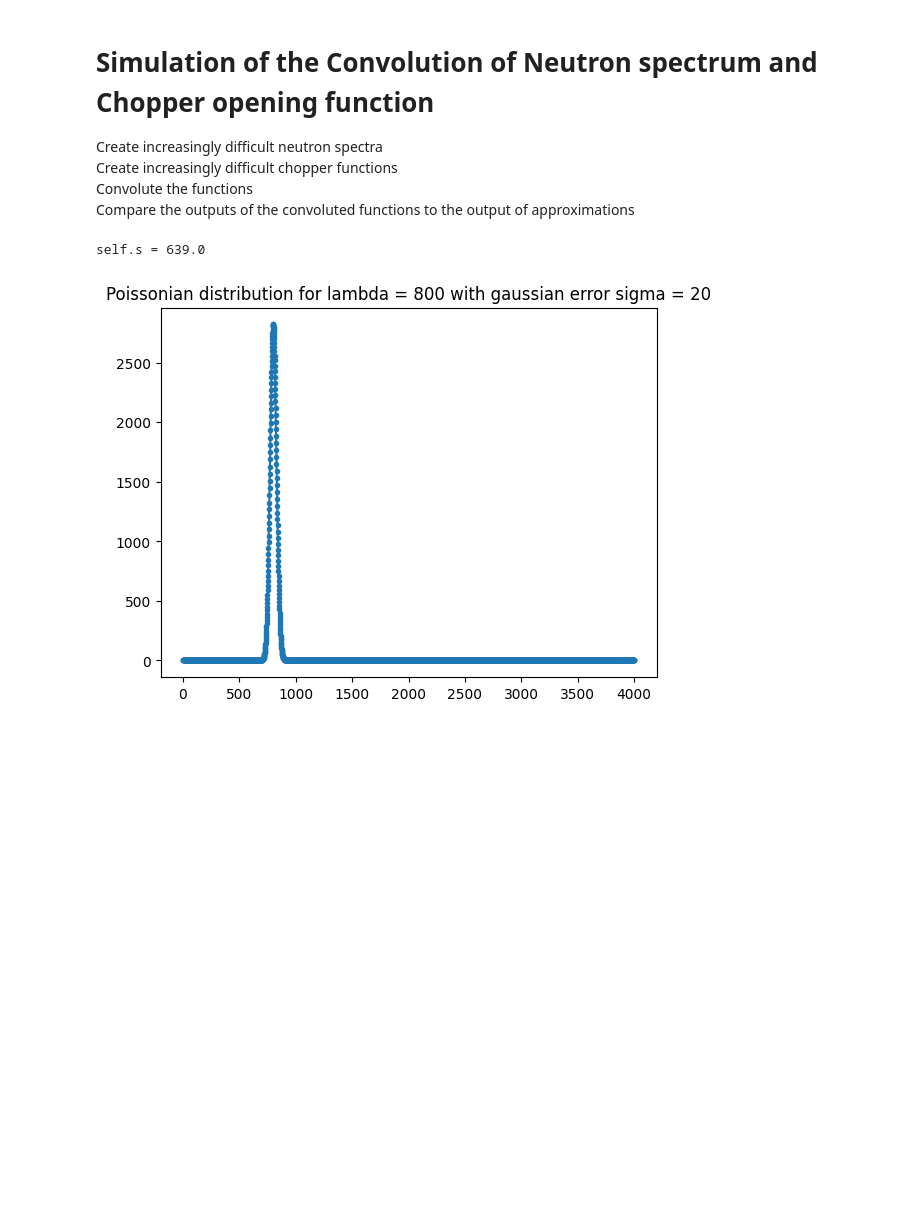
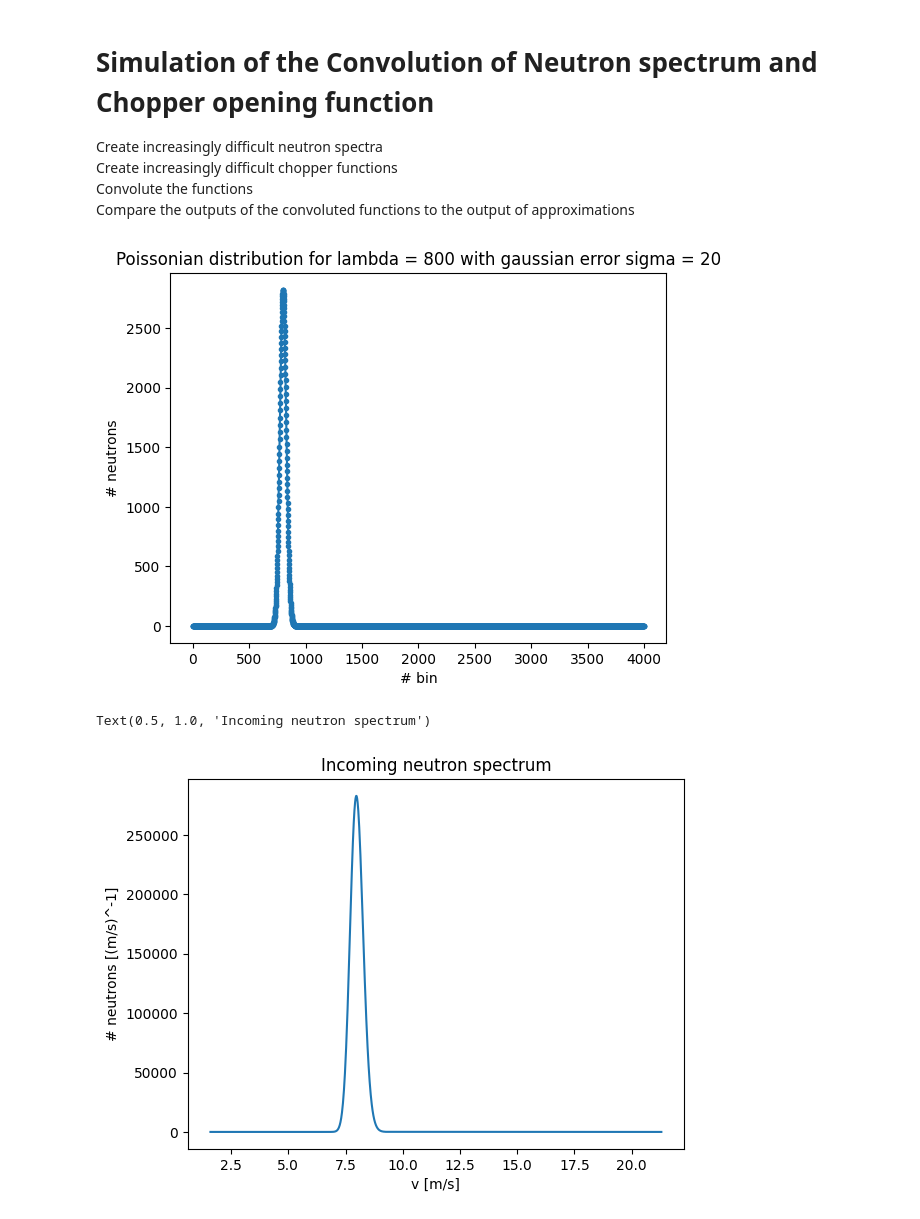
Before and after one commit to felixfisc/qBounce_turbine_sweetspot, a Jupyter notebook: TOF_convolution_sim.ipynb, the cells around one changed output. Drawn from its saved outputs; the diff is of its cells as text; code cells hidden in the pictures; blank space fills up the shorter version.

```diff
--- a/TOF_convolution_sim.ipynb
+++ b/TOF_convolution_sim.ipynb
@@ -164,35 +177,44 @@ k_list = np.linspace(0,n_max,n)
 # noise is from detector
 np.random.seed(0) # for reproducibility
 gaussian_error_list = [np.random.normal(0,sigma) for i in k_list]
 for a in range(len(gaussian_error_list)):
     if gaussian_error_list[a]<0:
         gaussian_error_list[a]=0
 poisson_signal_list = poissonian2(A, k_list, lam=lam)
 signal_with_noise_list = poisson_signal_list+gaussian_error_list
 
 
 v_max = 15.0
 v_min = 3.0
 v_step = 0.05
 
 rawTOF_poissonian = RawTOFPointList(poisson_signal_list,
                          s=631,
                          label = "s = 631 mm")
 
 rebinnedTOF_s631 = RebinnedTOFPointList(rawTOF_poissonian,
                                    v_min = v_min,
                                    v_max = v_max,
                                    v_step = v_step,
                                    label = "rebinned s = 631 mm")
 
 
 plt.plot(rawTOF_poissonian.bin_number, rawTOF_poissonian.N_bin, marker='.')
+plt.xlabel("# bin")
+plt.ylabel("# neutrons")
 plt.title(f"Poissonian distribution for lambda = {lam} with gaussian error sigma = {sigma}")
 #plt.legend()
 plt.show()
+
+plt.clf()
+plt.plot(rawTOF_poissonian.v[300:None], rawTOF_poissonian.N_v[300:None])
+plt.xlabel("v [m/s]")
+plt.ylabel("# neutrons [(m/s)^-1]")
+plt.title("Incoming neutron spectrum")
 # %% [output]
+[figure, new version]
-self.s = 639.0
+Text(0.5, 1.0, 'Incoming neutron spectrum')
-[figure, old version]
+[figure, added]
 # %%
 # v delta peak at v = 5 m/s
 v_two = SimUCNs("delta peak 5 m/s", num_v=10)
```
Also changed, not shown: parts of 4 cells of this notebook.
